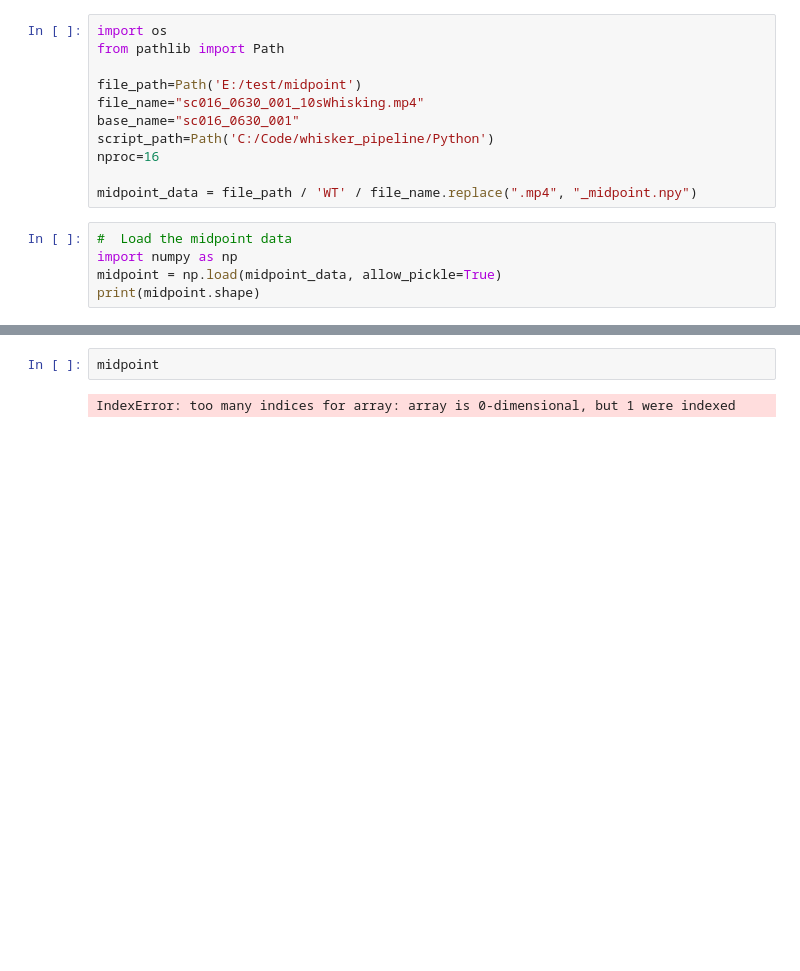
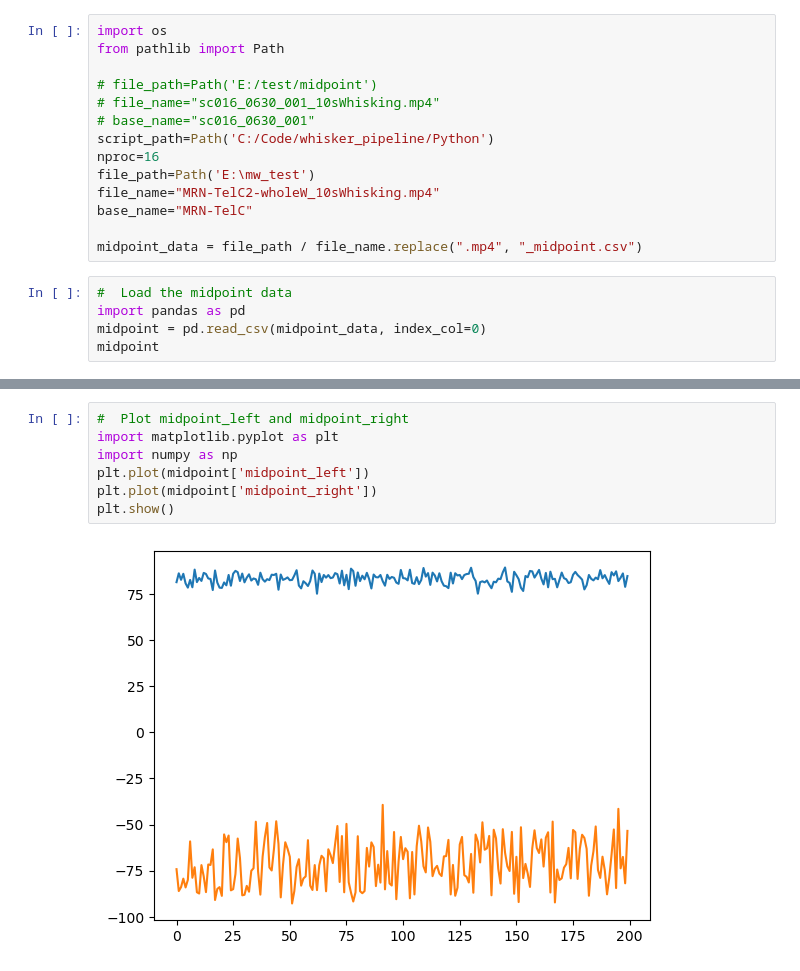
Before and after one commit to vncntprvst/whisker_pipeline, a Jupyter notebook: Python/notebooks/plot_midpoint.ipynb, the cells around one changed output, grey strips where cells are left out. Drawn from its saved outputs; the diff is of its cells as text; blank space fills up the shorter version.

Commit message:
plot midpoint data

```diff
--- a/Python/notebooks/plot_midpoint.ipynb
+++ b/Python/notebooks/plot_midpoint.ipynb
@@ -2,16 +2,19 @@
 import os
 from pathlib import Path
 
-file_path=Path('E:/test/midpoint')
-file_name="sc016_0630_001_10sWhisking.mp4"
-base_name="sc016_0630_001"
+# file_path=Path('E:/test/midpoint')
+# file_name="sc016_0630_001_10sWhisking.mp4"
+# base_name="sc016_0630_001"
 script_path=Path('C:/Code/whisker_pipeline/Python')
 nproc=16
+file_path=Path('E:\mw_test')
+file_name="MRN-TelC2-wholeW_10sWhisking.mp4"
+base_name="MRN-TelC"
 
-midpoint_data = file_path / 'WT' / file_name.replace(".mp4", "_midpoint.npy")
+midpoint_data = file_path / file_name.replace(".mp4", "_midpoint.csv")
 # %%
 #  Load the midpoint data
-import numpy as np
-midpoint = np.load(midpoint_data, allow_pickle=True)
-print(midpoint.shape)
+import pandas as pd
+midpoint = pd.read_csv(midpoint_data, index_col=0)
+midpoint
 # %% [output]
@@ -19,4 +34,9 @@ print(midpoint.shape)
-# %%
-midpoint
-# %% [output]
-IndexError: too many indices for array: array is 0-dimensional, but 1 were indexed
+# %%
+#  Plot midpoint_left and midpoint_right
+import matplotlib.pyplot as plt
+import numpy as np
+plt.plot(midpoint['midpoint_left'])
+plt.plot(midpoint['midpoint_right'])
+plt.show()
+# %% [output]
+[figure, added]
```
Also changed, not shown: parts of 2 cells of this notebook, 1 other file.
